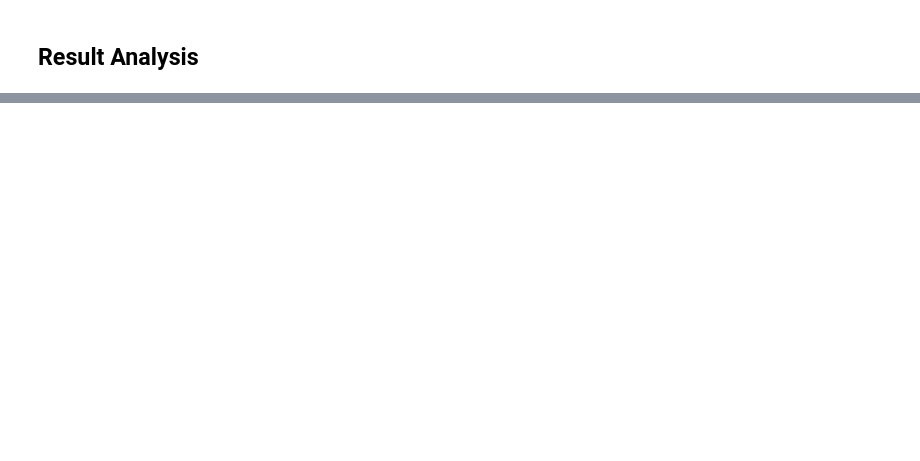
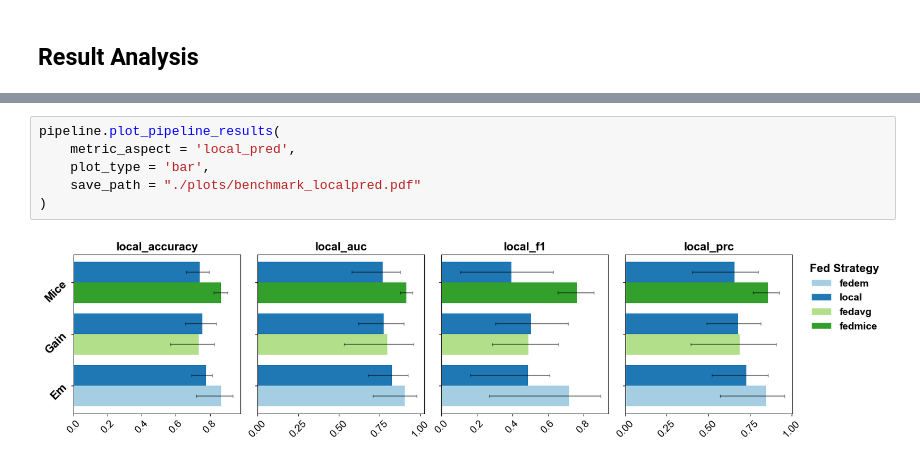
Before and after one commit to idsla/FedImpute, a Jupyter notebook: tutorials/benchmark.ipynb, the cells around one changed output, grey strips where cells are left out. Saved outputs shown, nothing was run; the diff lists cells and outputs as text; blank space fills up the shorter version.

```diff
--- a/tutorials/benchmark.ipynb
+++ b/tutorials/benchmark.ipynb
@@ -191,0 +229,8 @@ pipeline.plot_pipeline_results(
+# %%
+pipeline.plot_pipeline_results(
+    metric_aspect = 'local_pred',
+    plot_type = 'bar',
+    save_path = "./plots/benchmark_localpred.pdf"
+)
+# %% [output]
+[figure, added]
```
Also changed, not shown: parts of 9 cells of this notebook, 22 other files.
